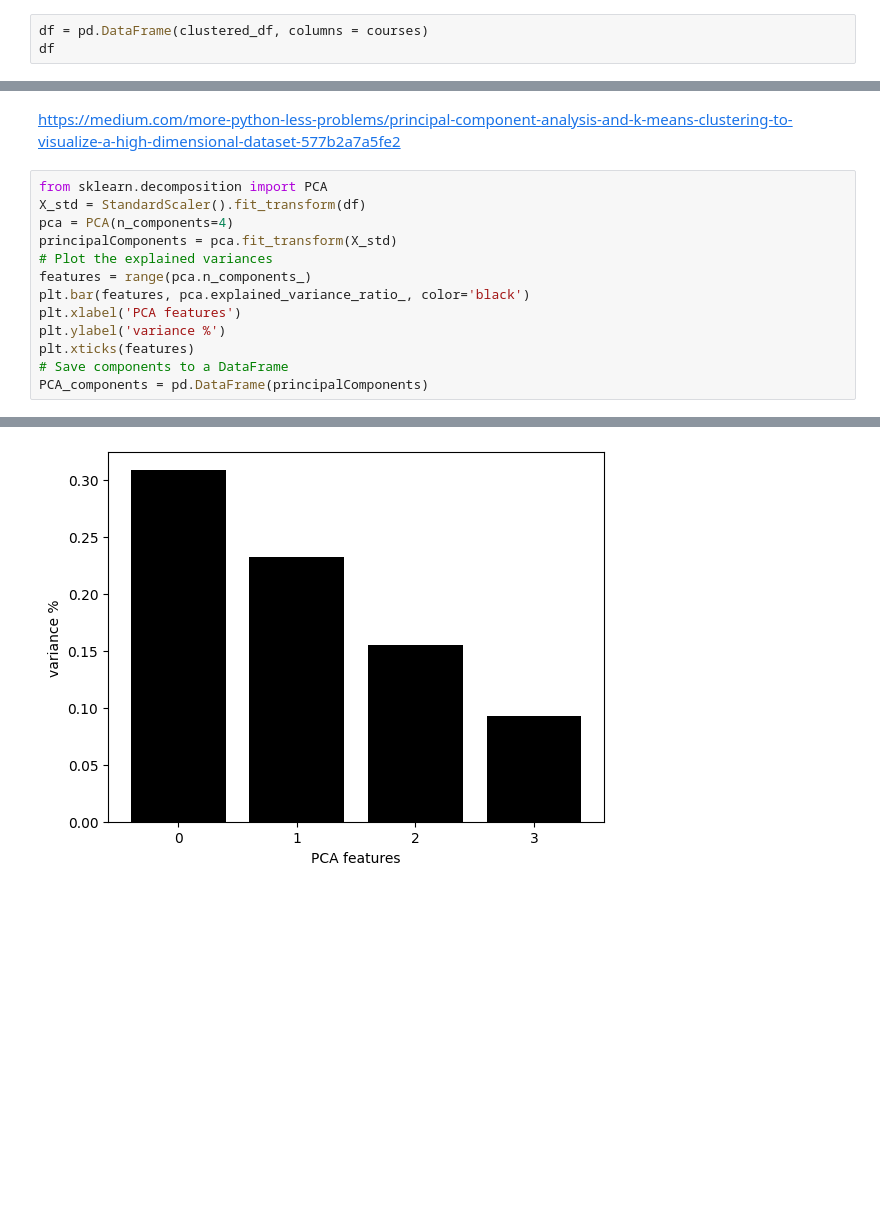
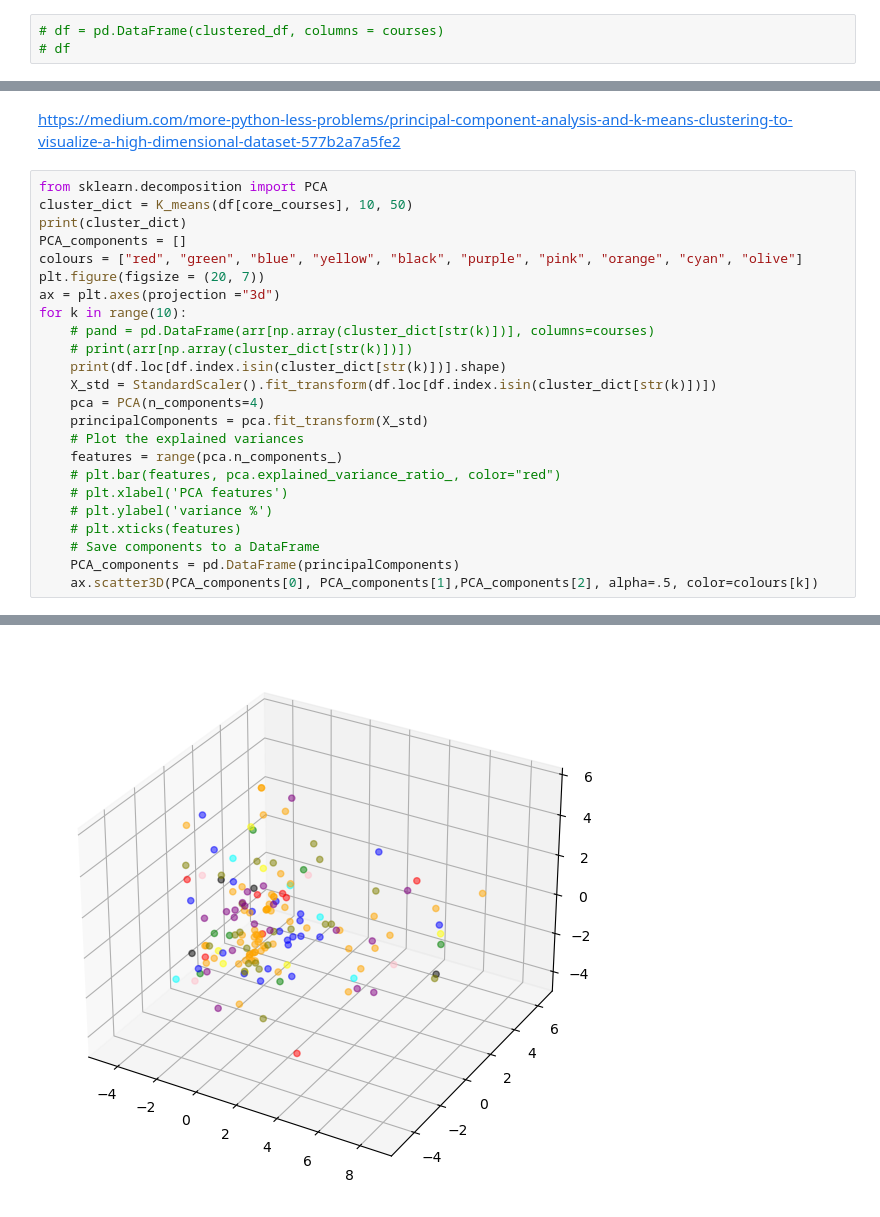
Before and after one commit to chinmayparekh/CourseRecSys, a Jupyter notebook: courseRecSys.ipynb, the cells around one changed output, grey strips where cells are left out. Cells and saved outputs as stored; diff of their text form; blank space fills up the shorter version.

```diff
--- a/courseRecSys.ipynb
+++ b/courseRecSys.ipynb
@@ -243,5 +253,5 @@ nan_df = nan_df.drop(["avg"],axis =1) """
 # %% [output]
 ' nan_df '
 # %%
-df = pd.DataFrame(clustered_df, columns = courses)
-df
+# df = pd.DataFrame(clustered_df, columns = courses)
+# df
@@ -489,15 +554,26 @@ df
 https://medium.com/more-python-less-problems/principal-component-analysis-and-k-means-clustering-to-visualize-a-high-dimensional-dataset-577b2a7a5fe2
 # %%
 from sklearn.decomposition import PCA
-X_std = StandardScaler().fit_transform(df)
-pca = PCA(n_components=4)
-principalComponents = pca.fit_transform(X_std)
-# Plot the explained variances
-features = range(pca.n_components_)
-plt.bar(features, pca.explained_variance_ratio_, color='black')
-plt.xlabel('PCA features')
-plt.ylabel('variance %')
-plt.xticks(features)
-# Save components to a DataFrame
-PCA_components = pd.DataFrame(principalComponents)
+cluster_dict = K_means(df[core_courses], 10, 50)
+print(cluster_dict)
+PCA_components = []
+colours = ["red", "green", "blue", "yellow", "black", "purple", "pink", "orange", "cyan", "olive"]
+plt.figure(figsize = (20, 7))
+ax = plt.axes(projection ="3d")
+for k in range(10):
+    # pand = pd.DataFrame(arr[np.array(cluster_dict[str(k)])], columns=courses)
+    # print(arr[np.array(cluster_dict[str(k)])])
+    print(df.loc[df.index.isin(cluster_dict[str(k)])].shape)
+    X_std = StandardScaler().fit_transform(df.loc[df.index.isin(cluster_dict[str(k)])])
+    pca = PCA(n_components=4)
+    principalComponents = pca.fit_transform(X_std)
+    # Plot the explained variances
+    features = range(pca.n_components_)
+    # plt.bar(features, pca.explained_variance_ratio_, color="red")
+    # plt.xlabel('PCA features')
+    # plt.ylabel('variance %')
+    # plt.xticks(features)
+    # Save components to a DataFrame
+    PCA_components = pd.DataFrame(principalComponents)
+    ax.scatter3D(PCA_components[0], PCA_components[1],PCA_components[2], alpha=.5, color=colours[k])
 # %% [output]
@@ -504 +591 @@ PCA_components = pd.DataFrame(principalComponents)
-[figure, old version]
+[figure, new version]
```
Also changed, not shown: parts of 19 cells of this notebook, 1 other file.
